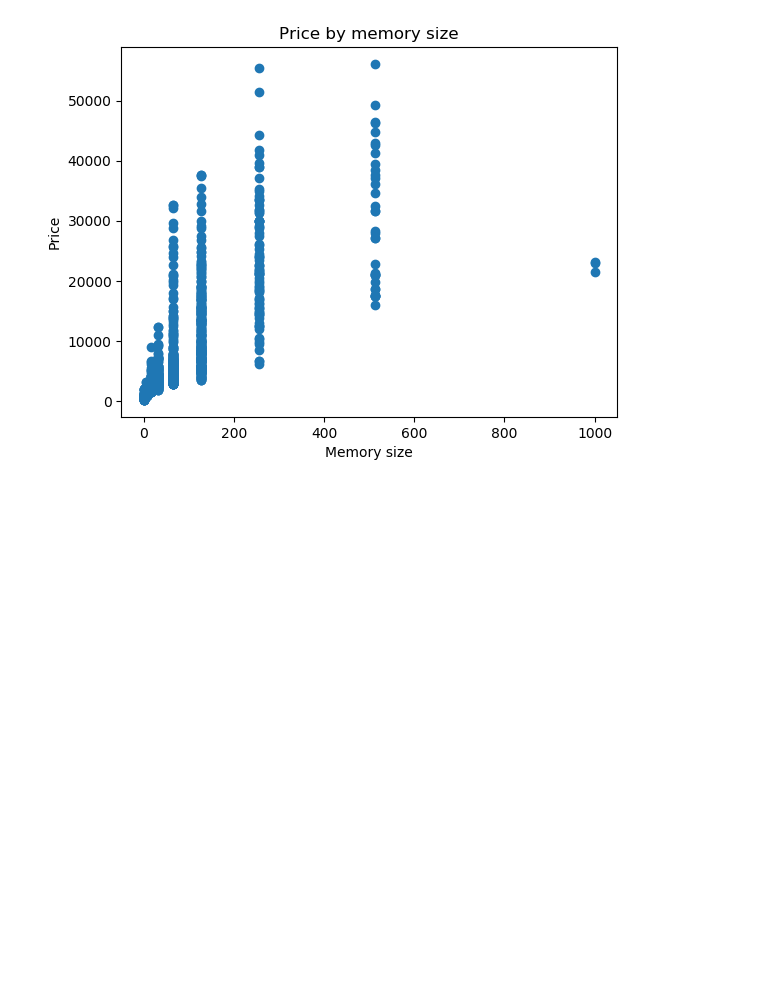
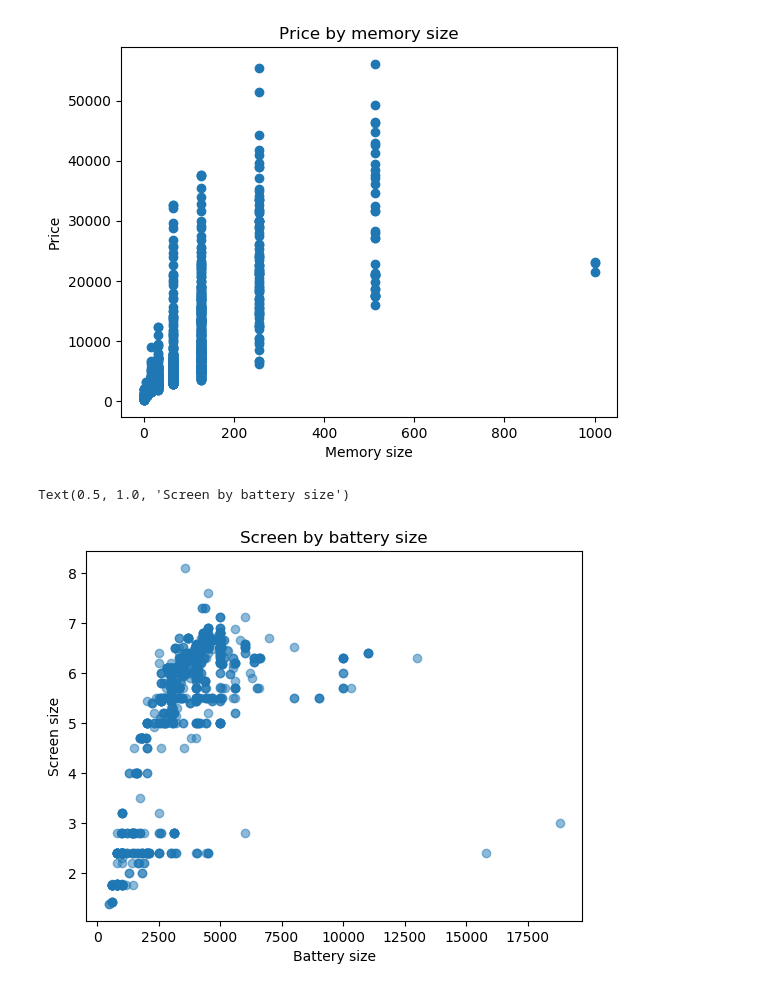
Before and after one commit to kiotokio/IDP, a Jupyter notebook: data_visualisation.ipynb, the cells around one changed output. Cells and saved outputs as stored; diff of their text form; code cells hidden in the pictures; blank space fills up the shorter version.

```diff
--- a/data_visualisation.ipynb
+++ b/data_visualisation.ipynb
@@ -62,3 +62,13 @@ plt.title('Price by memory size')
 # %% [output]
 Text(0.5, 1.0, 'Price by memory size')
 [figure]
+# %%
+screen_size = data.screen_size.values
+battery_size = data.battery_size.values
+plt.scatter(battery_size, screen_size, alpha=0.5)
+plt.xlabel('Battery size')
+plt.ylabel('Screen size')
+plt.title('Screen by battery size')
+# %% [output]
+Text(0.5, 1.0, 'Screen by battery size')
+[figure, added]
```
Also changed, not shown: parts of 1 cell of this notebook.
